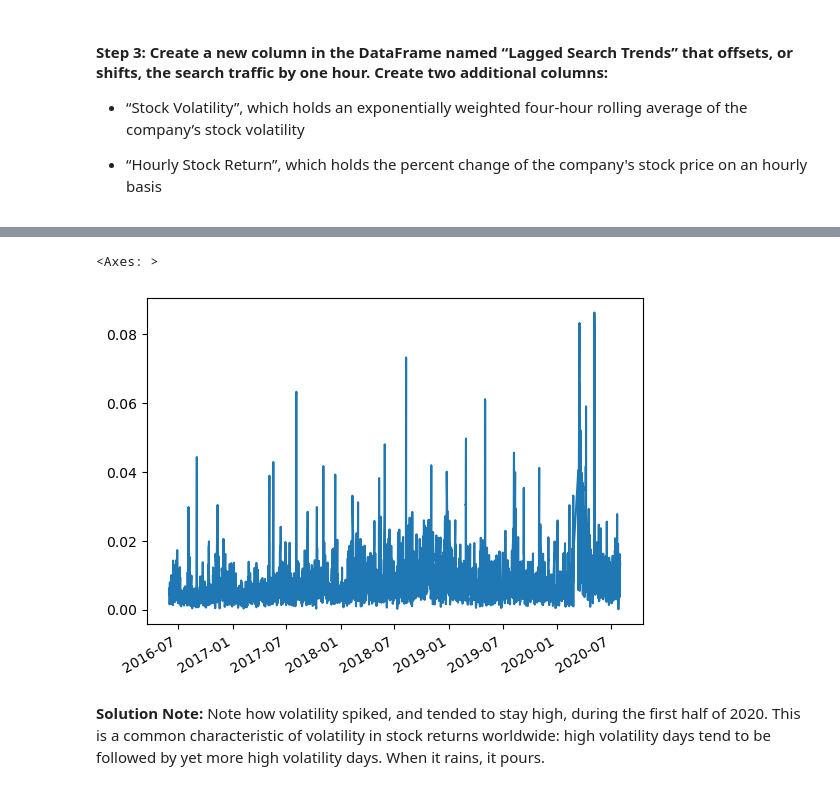
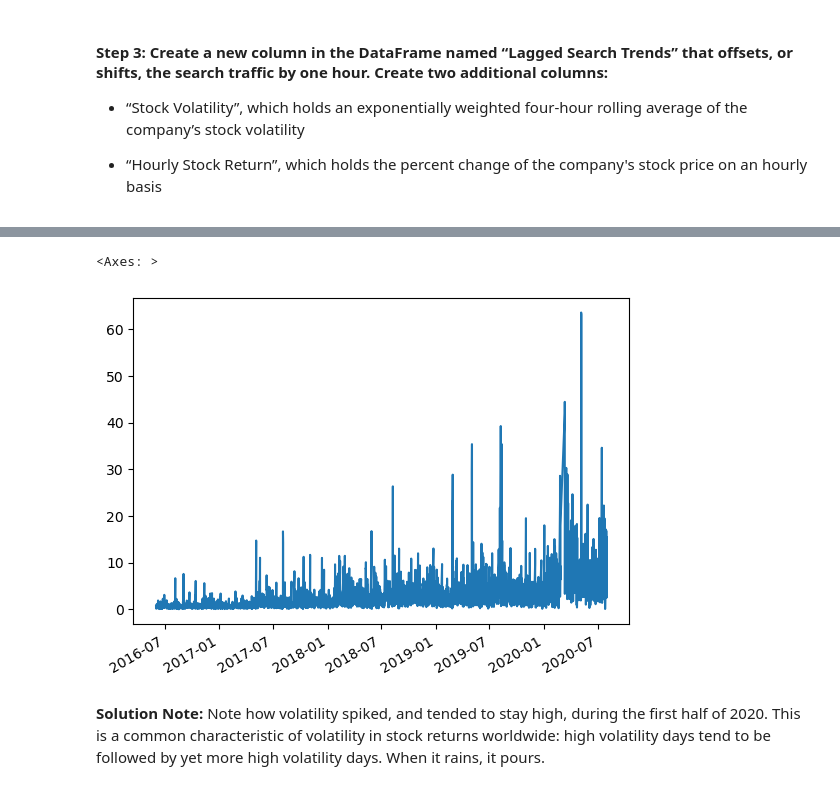
Before and after one commit to sir-hobbyjog/prophet-challenge, a Jupyter notebook: forecasting_net_prophet.ipynb, the cells around one changed output, grey strips where cells are left out. Saved outputs shown, nothing was run; the diff lists cells and outputs as text; code cells hidden in the pictures.

```diff
--- a/forecasting_net_prophet.ipynb
+++ b/forecasting_net_prophet.ipynb
@@ -200,7 +200,6 @@ df_mercado_stock = pd.read_csv(
     "https://static.bc-edx.com/ai/ail-v-1-0/m8/lms/datasets/mercado_stock_price.csv",
     index_col="date",
     parse_dates=True,
-    infer_datetime_format=True
 ).dropna()
 
 # View the first and last five rows of the DataFrame
@@ -228,10 +228,13 @@ display(df_mercado_stock.tail())
 [figure]
 # %%
 # Concatenate the df_mercado_stock DataFrame with the df_mercado_trends DataFrame
+df_mercado_stock_trends = pd.concat([df_mercado_stock, df_mercado_trends], axis=1).dropna()
 # Concatenate the DataFrame by columns (axis=1), and drop and rows with only one column of data
 
 
 # View the first and last five rows of the DataFrame
+display(df_mercado_stock_trends.head())
+display(df_mercado_stock_trends.tail())
 # %% [output]
 |  | close | Search Trends |
 | 2016-06-01 09:00:00 | 135.16 | 6.0 |
@@ -288,4 +293,6 @@ There's one important thing to note: if you zoom in both graphs to the spike aro
 * “Hourly Stock Return”, which holds the percent change of the company's stock price on an hourly basis
 # %%
 # Create a new column in the mercado_stock_trends_df DataFrame called Lagged Search Trends
+df_mercado_stock_trends['Lagged Search Trends'] = df_mercado_stock_trends['Search Trends'].shift()
 # This column should shift the Search Trends information by one hour
+df_mercado_stock_trends.head()
@@ -292,3 +306,5 @@ There's one important thing to note: if you zoom in both graphs to the spike aro
 # %%
 # Create a new column in the mercado_stock_trends_df DataFrame called Stock Volatility
+df_mercado_stock_trends['Stock Volatility'] = df_mercado_stock_trends['close'].rolling(window=4).std()
 # This column should calculate the standard deviation of the closing stock price return data over a 4 period rolling window
+df_mercado_stock_trends.head()
@@ -295,8 +318,9 @@ There's one important thing to note: if you zoom in both graphs to the spike aro
 # %%
 # Visualize the stock volatility
+df_mercado_stock_trends['Stock Volatility'].plot()
 # %% [output]
 <Axes: >
-[figure, old version]
+[figure, new version]
 # %% [markdown]
 **Solution Note:** Note how volatility spiked, and tended to stay high, during the first half of 2020. This is a common characteristic of volatility in stock returns worldwide: high volatility days tend to be followed by yet more high volatility days. When it rains, it pours.
 # %%
```
Also changed, not shown: parts of 9 cells of this notebook.
